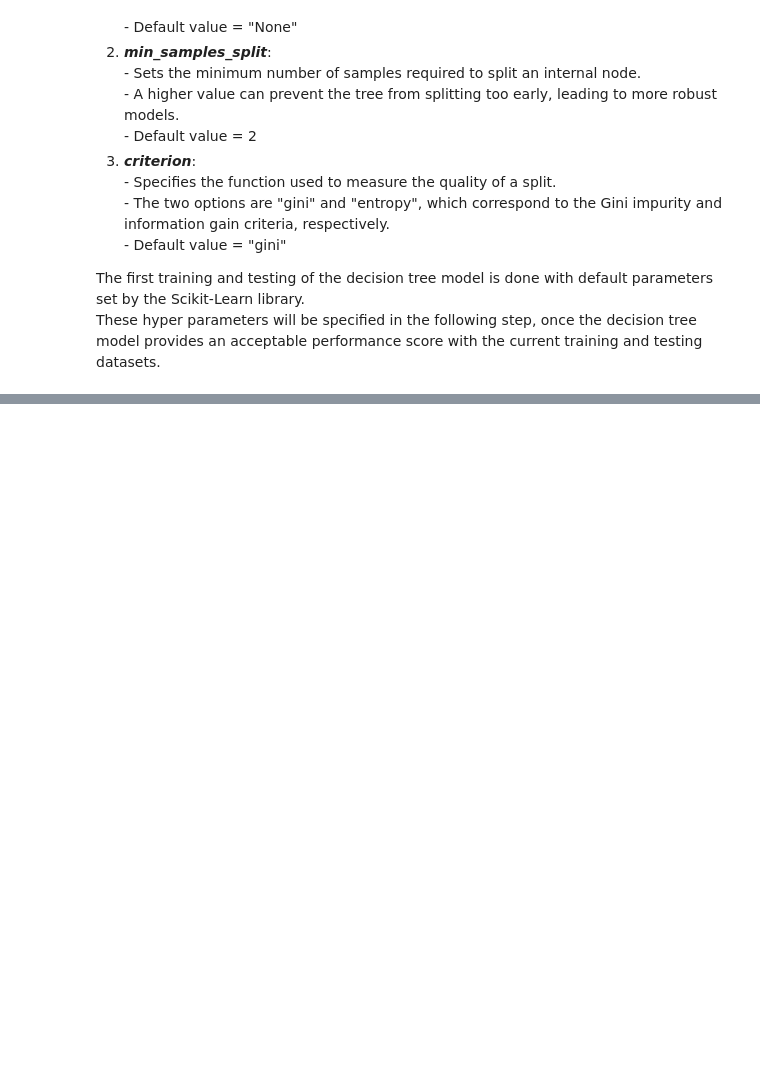
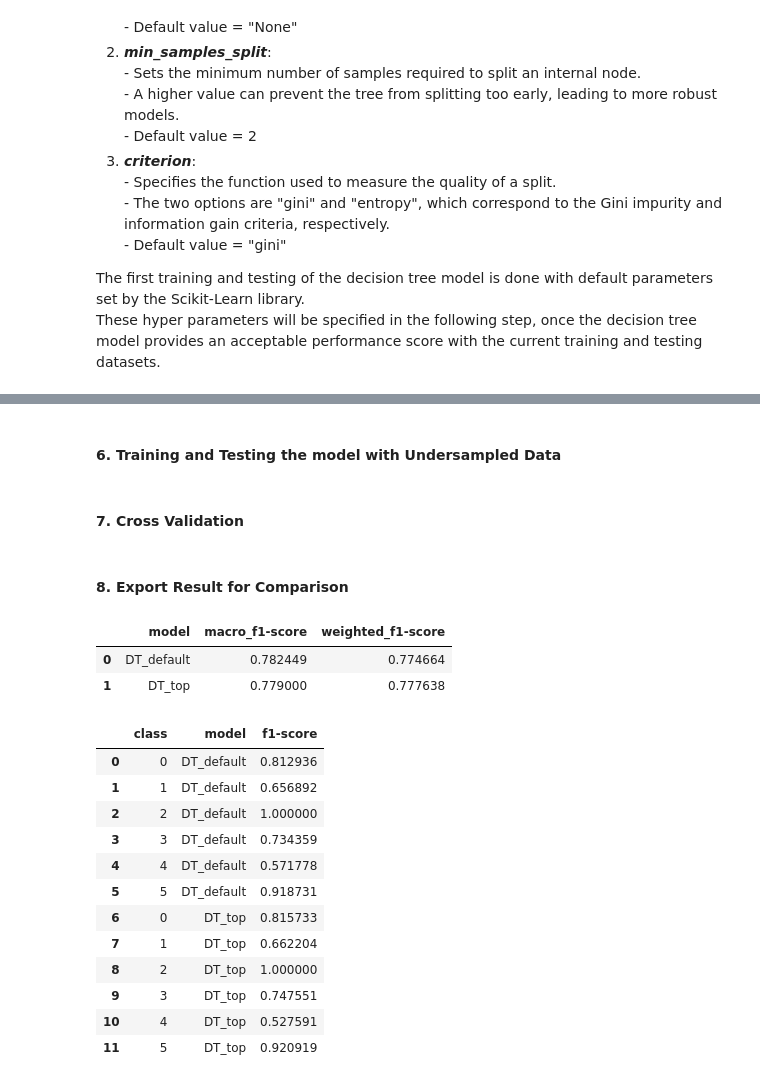
Before and after one commit to nkinesis/soen471-project, a Jupyter notebook: decision_tree.ipynb, the cells around one changed output, grey strips where cells are left out. Cells and saved outputs as stored; diff of their text form; code cells hidden in the pictures; blank space fills up the shorter version.

```diff
--- a/decision_tree.ipynb
+++ b/decision_tree.ipynb
@@ -232,3 +226,14 @@ plt.show()
+# %%
+# saving the values in variables to export them later
+report_default = classification_report(y_test, y_pred,output_dict=True)
+macro_f1_default = report_default['macro avg']['f1-score']
+weighted_f1_default = report_default['weighted avg']['f1-score']
+class_0_default = report_default['0']['f1-score']
+class_1_default = report_default['1']['f1-score']
+class_2_default = report_default['2']['f1-score']
+class_3_default = report_default['3']['f1-score']
+class_4_default = report_default['4']['f1-score']
+class_5_default = report_default['5']['f1-score']
 # %% [markdown]
 #### 5. Hyper-parameter Tuning
 
@@ -305,0 +321,56 @@ weighted avg       0.75      0.76      0.75    424584
+# %%
+# saving the values in variables to export them later
+report_top = classification_report(y_test, y_top_pred,output_dict=True)
+macro_f1_top = report_top['macro avg']['f1-score']
+weighted_f1_top = report_top['weighted avg']['f1-score']
+class_0_top = report_top['0']['f1-score']
+class_1_top = report_top['1']['f1-score']
+class_2_top = report_top['2']['f1-score']
+class_3_top = report_top['3']['f1-score']
+class_4_top = report_top['4']['f1-score']
+class_5_top = report_top['5']['f1-score']
+# %% [markdown]
+#### 6. Training and Testing the model with Undersampled Data
+# %% [markdown]
+#### 7. Cross Validation
+# %% [markdown]
+#### 8. Export Result for Comparison
+# %%
+filename_model ='test_results/DT_model_result.csv'
+filename_class = 'test_results/DT_class_result.csv'
+
+#overall f1-score result exporting
+model_d = {'model':['DT_default', 'DT_top'], 'macro_f1-score': [macro_f1_default, macro_f1_top],
+           'weighted_f1-score': [weighted_f1_default, weighted_f1_top]}
+df_model_summary = pd.DataFrame(data=model_d)
+df_model_summary.to_csv(filename_model)
+
+#f1-score by class result exporting
+class_d = {'class':['0', '1', '2', '3', '4', '5', '0', '1', '2', '3', '4', '5'],
+           'model':['DT_default','DT_default','DT_default','DT_default','DT_default','DT_default','DT_top','DT_top','DT_top','DT_top','DT_top','DT_top'],
+           'f1-score': [class_0_default, class_1_default, class_2_default, class_3_default, class_4_default, class_5_default,
+                        class_0_top, class_1_top, class_2_top, class_3_top, class_4_top, class_5_top]}
+df_class_summary = pd.DataFrame(data=class_d)
+df_class_summary.to_csv(filename_class)
+# %%
+df_model_summary
+# %% [output]
+|  | model | macro_f1-score | weighted_f1-score |
+| 0 | DT_default | 0.782449 | 0.774664 |
+| 1 | DT_top | 0.779000 | 0.777638 |
+# %%
+df_class_summary
+# %% [output]
+|  | class | model | f1-score |
+| 0 | 0 | DT_default | 0.812936 |
+| 1 | 1 | DT_default | 0.656892 |
+| 2 | 2 | DT_default | 1.000000 |
+| 3 | 3 | DT_default | 0.734359 |
+| 4 | 4 | DT_default | 0.571778 |
+| 5 | 5 | DT_default | 0.918731 |
+| 6 | 0 | DT_top | 0.815733 |
+| 7 | 1 | DT_top | 0.662204 |
+| 8 | 2 | DT_top | 1.000000 |
+| 9 | 3 | DT_top | 0.747551 |
+| 10 | 4 | DT_top | 0.527591 |
+| 11 | 5 | DT_top | 0.920919 |
```
Also changed, not shown: parts of 11 cells of this notebook, 3 other files.
